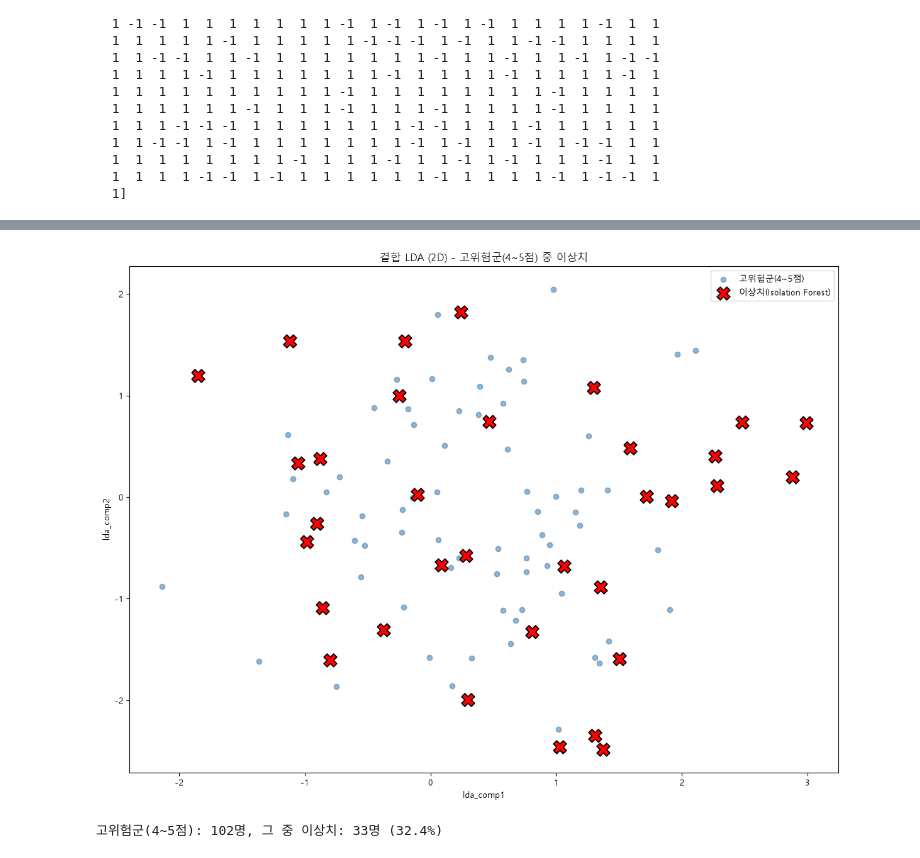
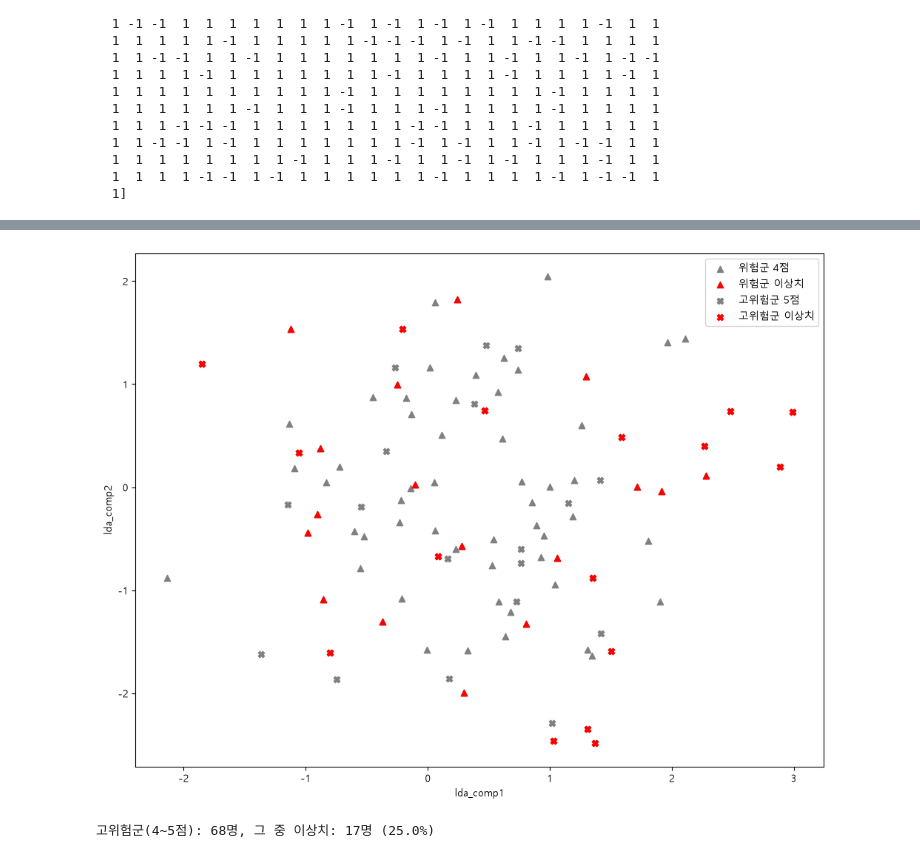
Before and after one commit to ununbum/AIBigDataProject, a Jupyter notebook: src/train_model.ipynb, the cells around one changed output, grey strips where cells are left out. Cells and saved outputs as stored; diff of their text form; code cells hidden in the pictures.

```diff
--- a/src/train_model.ipynb
+++ b/src/train_model.ipynb
@@ -271,9 +245,10 @@ plt.show()
 ## 압축된 좌표가 아니라 원래 표준화된 17개 피처 공간(X_tn_std)에서 고립도를 봐야 하므로 여기서 바로 수행한다.
 from sklearn.ensemble import IsolationForest
 
-iso_forest = IsolationForest(n_estimators=100, random_state=0)
-iso_predict = iso_forest.fit_predict(X_tn_std)
+iso_forest = IsolationForest(random_state=0)
+iso_forest.fit(X_tn_std)
 
+iso_predict = iso_forest.predict(X_tn_std)
 print(iso_predict)
 # %% [output]
 [ 1  1  1  1  1  1  1 -1  1 -1 -1  1  1  1 -1  1  1 -1  1 -1 -1 -1  1  1
@@ -372,28 +269,38 @@ plt.show()
 # %%
 ## 여러 임베딩을 비교하는 대신 결합 LDA(2D)를 직접 선택한다.
 ## 이직 고위험군(4~5점) 데이터만 산점도로 그리고, 그 위에 Isolation Forest 이상치를 표시한다.
-high_risk_mask = X_tn_lda_combined_df['target'] >= 4
+outlier_mask = iso_predict == -1
+high_risk_mask = X_tn_lda_combined_df['target'] == 4
 high_risk_outlier_mask = high_risk_mask & outlier_mask
 
-fig, ax = plt.subplots(figsize=(12, 9))
+ext_high_risk_mask = X_tn_lda_combined_df['target'] == 5
+ext_high_risk_outlier_mask = ext_high_risk_mask & outlier_mask
+plt.figure(figsize=(12, 9))
 
-ax.scatter(X_tn_lda_combined_df.loc[high_risk_mask, 'lda_comp1'],
+plt.scatter(X_tn_lda_combined_df.loc[high_risk_mask, 'lda_comp1'],
            X_tn_lda_combined_df.loc[high_risk_mask, 'lda_comp2'],
-           c='steelblue', alpha=0.6, label='고위험군(4~5점)')
-ax.scatter(X_tn_lda_combined_df.loc[high_risk_outlier_mask, 'lda_comp1'],
+           marker='^',
+           c='gray', label='위험군 4점')
+plt.scatter(X_tn_lda_combined_df.loc[high_risk_outlier_mask, 'lda_comp1'],
            X_tn_lda_combined_df.loc[high_risk_outlier_mask, 'lda_comp2'],
-           c='red', marker='X', s=220, edgecolors='black', linewidths=1.3,
-           label='이상치(Isolation Forest)')
+           c='red', marker='^', label='위험군 이상치')
 
-ax.set_title('결합 LDA (2D) - 고위험군(4~5점) 중 이상치')
-ax.set_xlabel('lda_comp1')
-ax.set_ylabel('lda_comp2')
-ax.legend()
-plt.tight_layout()
+plt.scatter(X_tn_lda_combined_df.loc[ext_high_risk_mask, 'lda_comp1'],
+           X_tn_lda_combined_df.loc[ext_high_risk_mask, 'lda_comp2'],
+           c='gray', marker='X', label='고위험군 5점')
+plt.scatter(X_tn_lda_combined_df.loc[ext_high_risk_outlier_mask, 'lda_comp1'],
+           X_tn_lda_combined_df.loc[ext_high_risk_outlier_mask, 'lda_comp2'],
+           c='red', marker='X', label='고위험군 이상치')
+
+
+
+plt.xlabel('lda_comp1')
+plt.ylabel('lda_comp2')
+plt.legend()
 plt.show()
 
 print(f'고위험군(4~5점): {high_risk_mask.sum()}명, 그 중 이상치: {high_risk_outlier_mask.sum()}명 '
       f'({high_risk_outlier_mask.sum() / high_risk_mask.sum():.1%})')
 # %% [output]
-[figure, old version]
+[figure, new version]
-고위험군(4~5점): 102명, 그 중 이상치: 33명 (32.4%)
+고위험군(4~5점): 68명, 그 중 이상치: 17명 (25.0%)
```
Also changed, not shown: parts of 6 cells of this notebook.
